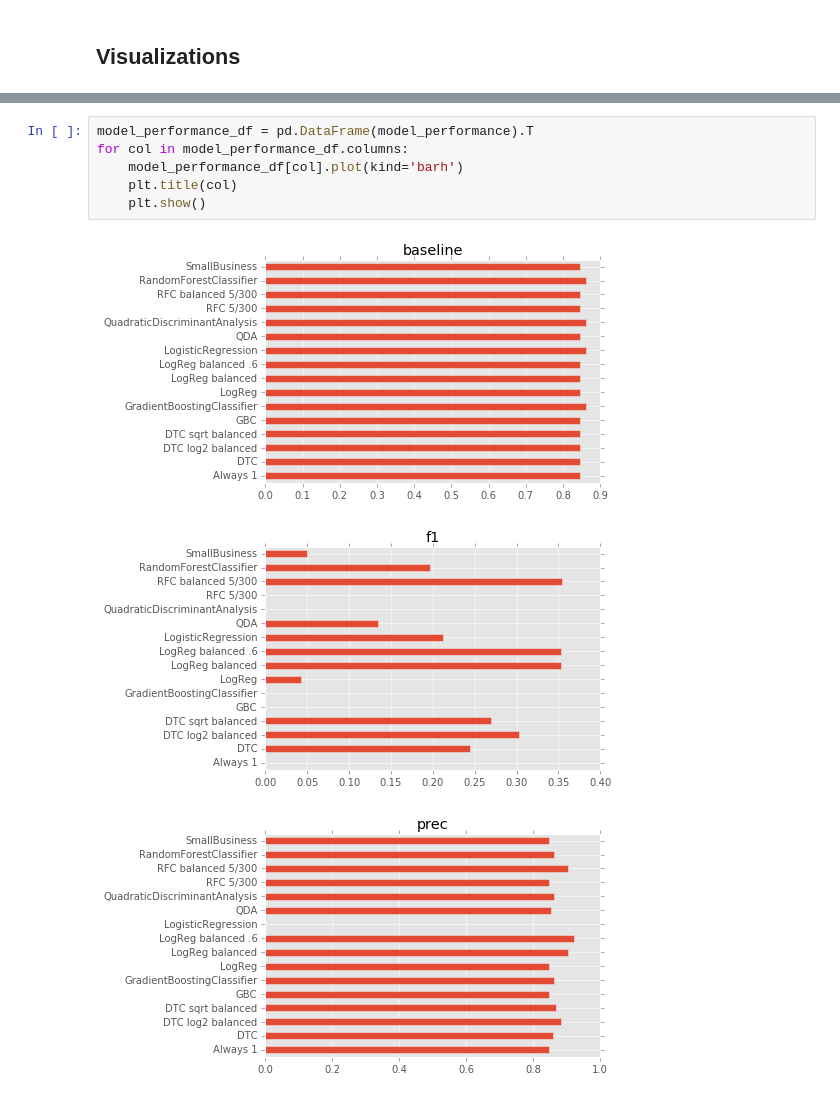
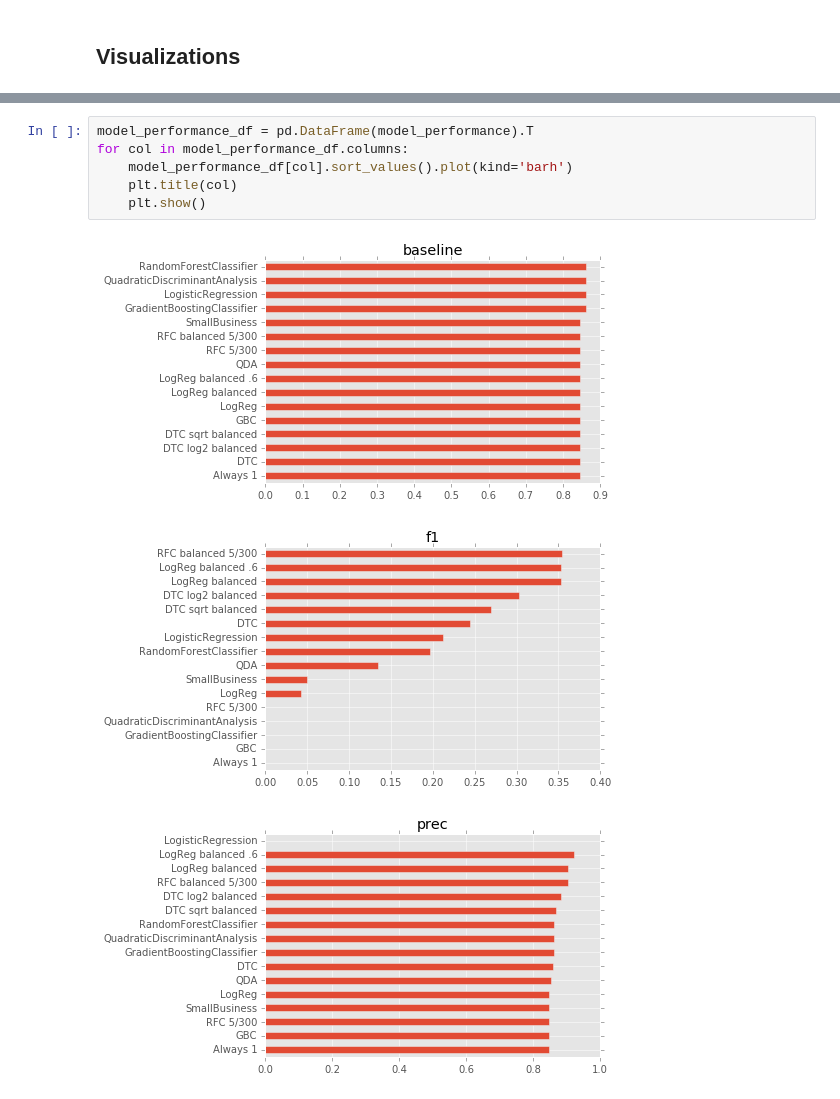
Before and after one commit to dmodjeska/cs109a, a Jupyter notebook: DKM_Models_D01.ipynb, the cells around one changed output, grey strips where cells are left out. Drawn from its saved outputs; the diff is of its cells as text.

Commit message:
Sort visuals

```diff
--- a/DKM_Models_D01.ipynb
+++ b/DKM_Models_D01.ipynb
@@ -474,10 +474,10 @@ pd.DataFrame(model_performance).T
 # %%
 model_performance_df = pd.DataFrame(model_performance).T
 for col in model_performance_df.columns:
-    model_performance_df[col].plot(kind='barh')
+    model_performance_df[col].sort_values().plot(kind='barh')
     plt.title(col)
     plt.show()
 # %% [output]
-[figure, old version]
+[figure, new version]
-[figure, old version]
+[figure, new version]
-[figure, old version]
+[figure, new version]
```
Also changed, not shown: parts of 1 cell of this notebook.
